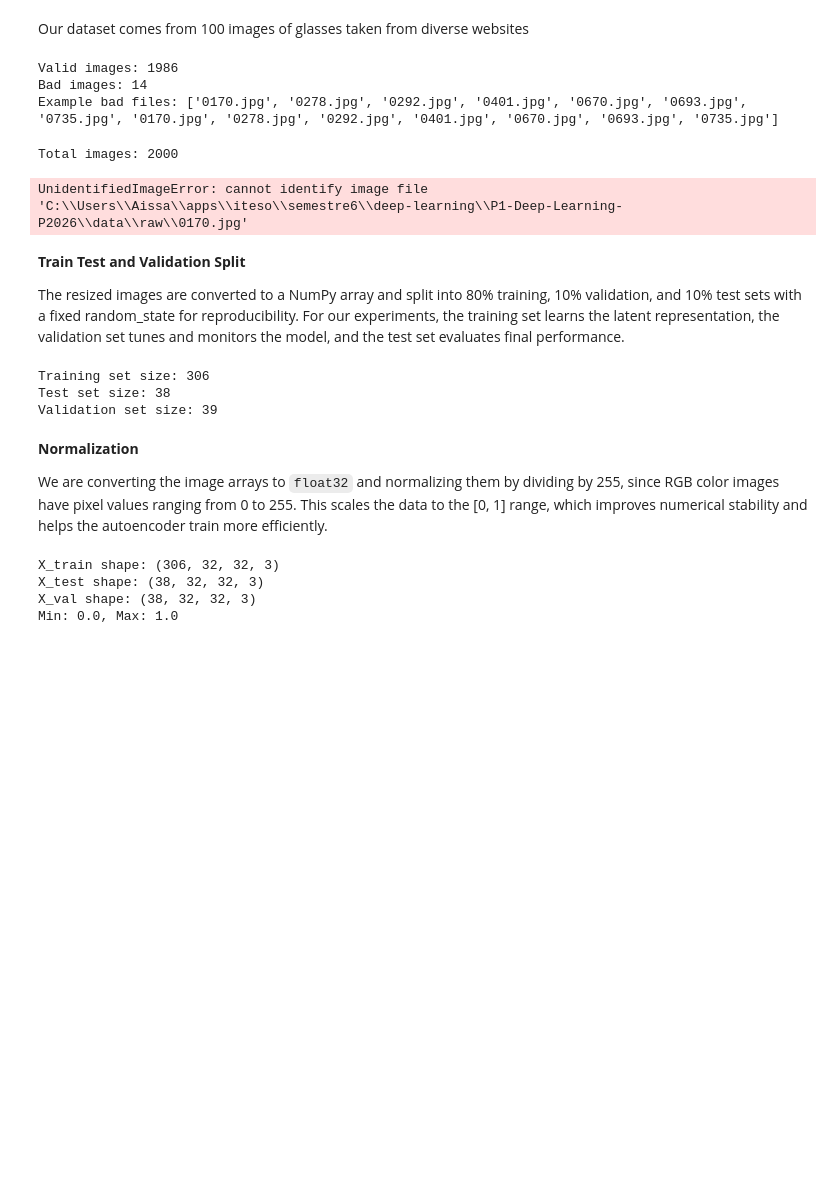
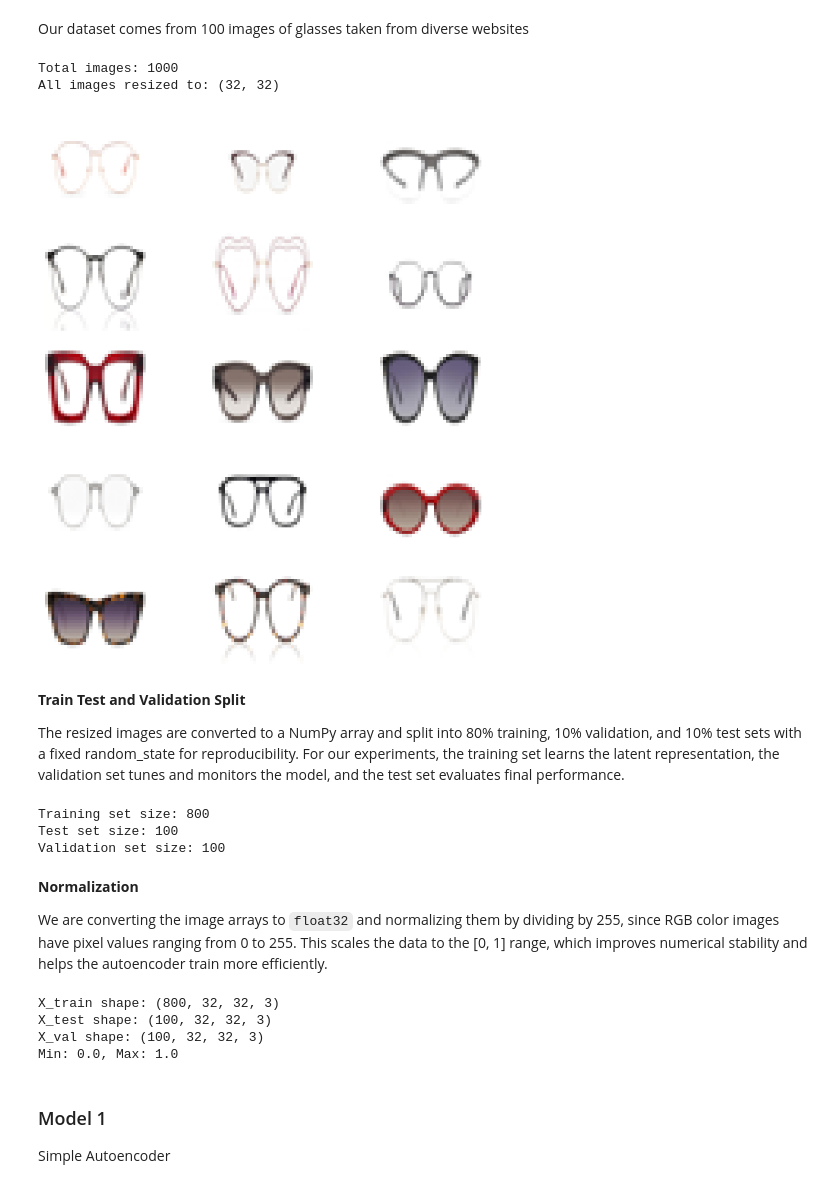
Before and after one commit to AissaBerenice/P1-Deep-Learning-P2026, a Jupyter notebook: notebooks/0-abg.ipynb, the cells around one changed output. Saved outputs shown, nothing was run; the diff lists cells and outputs as text; code cells hidden in the pictures; blank space fills up the shorter version.

Commit message:
dataset correction and notebook update for data cleaning [

```diff
--- a/notebooks/0-abg.ipynb
+++ b/notebooks/0-abg.ipynb
@@ -14,64 +16,38 @@ import random
 from sklearn.model_selection import train_test_split
 import numpy as np
-# %%
-from PIL import Image
-import matplotlib.pyplot as plt
-import random
-
-SIZE = (32, 32)
-images_resized = []
-bad_files = []
-
-for p in image_paths:
-    try:
-        with Image.open(p) as img:
-            img = img.convert("RGB")
-            img = img.resize(SIZE)
-            images_resized.append(img)
-    except Exception as e:
-        bad_files.append(p.name)
-
-print("Valid images:", len(images_resized))
-print("Bad images:", len(bad_files))
-print("Example bad files:", bad_files[:15])
-# %% [output]
-Valid images: 1986
-Bad images: 14
-Example bad files: ['0170.jpg', '0278.jpg', '0292.jpg', '0401.jpg', '0670.jpg', '0693.jpg', '0735.jpg', '0170.jpg', '0278.jpg', '0292.jpg', '0401.jpg', '0670.jpg', '0693.jpg', '0735.jpg']
 # %%
 # getting the images
 data_dir = Path("../data/raw")
 image_paths = image_paths = (
     list(data_dir.glob("*.jpeg")) +
-    list(data_dir.glob("*.jpg")) +
-    list(data_dir.glob("*.JPG")) +
-    list(data_dir.glob("*.JPEG"))
+    list(data_dir.glob("*.jpg"))
 )
 print("Total images:", len(image_paths))
 
 # target size
 SIZE = (32, 32)
 
 # resize all images into a list
 images_resized = [Image.open(p).resize(SIZE) for p in image_paths]
 
 print("All images resized to:", SIZE)
 
 # show sample
 sample = random.sample(images_resized, 15)
 
 fig, axes = plt.subplots(5, 3, figsize=(8, 8))
 axes = axes.flatten()
 
 for ax, img in zip(axes, sample):
     ax.imshow(img)
     ax.axis("off")
 
 plt.tight_layout()
 plt.show()
 # %% [output]
-Total images: 2000
+Total images: 1000
+All images resized to: (32, 32)
-UnidentifiedImageError: cannot identify image file 'C:\\Users\\Aissa\\apps\\iteso\\semestre6\\deep-learning\\P1-Deep-Learning-P2026\\data\\raw\\0170.jpg'
+[figure, added]
 # %% [markdown]
 **Train Test and Validation Split**
 
@@ -92,9 +68,9 @@ print(f"Training set size: {len(X_train)}")
 print(f"Test set size: {len(X_test)}")
 print(f"Validation set size: {len(X_val)}")
 # %% [output]
-Training set size: 306
-Test set size: 38
-Validation set size: 39
+Training set size: 800
+Test set size: 100
+Validation set size: 100
 # %% [markdown]
 **Normalization**
 
@@ -110,7 +86,10 @@ print(f"X_test shape: {X_test.shape}")    # (10, 256, 256, 3)
 print(f"X_val shape: {X_test.shape}")    # (10, 256, 256, 3)
 print(f"Min: {X_train.min()}, Max: {X_train.max()}")
 # %% [output]
-X_train shape: (306, 32, 32, 3)
-X_test shape: (38, 32, 32, 3)
-X_val shape: (38, 32, 32, 3)
+X_train shape: (800, 32, 32, 3)
+X_test shape: (100, 32, 32, 3)
+X_val shape: (100, 32, 32, 3)
 Min: 0.0, Max: 1.0
+# %% [markdown]
+### Model 1
+Simple Autoencoder
```
Also changed, not shown: parts of 1 cell of this notebook, 1 other file.
